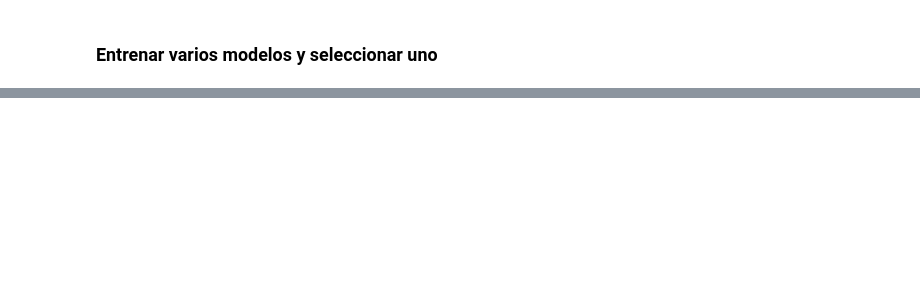
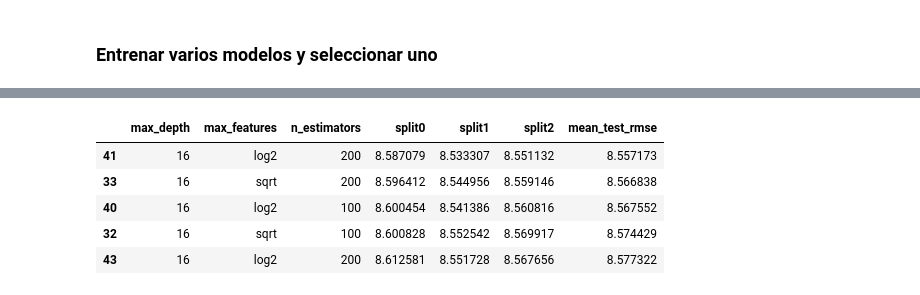
Before and after one commit to Mr-Maccoy/BigData, a Jupyter notebook: ProyectoResumido.ipynb, the cells around one changed output, grey strips where cells are left out. Saved outputs shown, nothing was run; the diff lists cells and outputs as text; code cells hidden in the pictures; blank space fills up the shorter version.

```diff
--- a/ProyectoResumido.ipynb
+++ b/ProyectoResumido.ipynb
@@ -472,0 +462,7 @@ fin = time.time()
+# %%
+import time
+
+inicio = time.time()
+grid_search.fit(X, y)
+fin = time.time()
+(fin - inicio) / 60  # Más de 3 minutos aproximadamente
@@ -472,0 +471,7 @@ fin = time.time()
+# %%
+# Resultados del grid en visualización más amigable
+
+cv_res = pd.DataFrame(grid_search.cv_results_)
+cv_res.sort_values(by="mean_test_score", ascending=False, inplace=True)
+
+cv_res[:5]
@@ -472,0 +485,32 @@ fin = time.time()
+# %%
+# Solo resultados del rendimiento
+
+cv_res = cv_res[[
+    "param_random_forest__max_depth",
+    "param_random_forest__max_features",
+    "param_random_forest__n_estimators",
+    "split0_test_score",
+    "split1_test_score",
+    "split2_test_score",
+    "mean_test_score"
+]]
+
+score_cols = ["split0", "split1", "split2", "mean_test_rmse"]
+
+cv_res.columns = [
+    "max_depth",
+    "max_features",
+    "n_estimators"
+] + score_cols
+
+
+cv_res[score_cols] = -cv_res[score_cols]
+
+cv_res.head()
+# %% [output]
+|  | max_depth | max_features | n_estimators | split0 | split1 | split2 | mean_test_rmse |
+| 41 | 16 | log2 | 200 | 8.587079 | 8.533307 | 8.551132 | 8.557173 |
+| 33 | 16 | sqrt | 200 | 8.596412 | 8.544956 | 8.559146 | 8.566838 |
+| 40 | 16 | log2 | 100 | 8.600454 | 8.541386 | 8.560816 | 8.567552 |
+| 32 | 16 | sqrt | 100 | 8.600828 | 8.552542 | 8.569917 | 8.574429 |
+| 43 | 16 | log2 | 200 | 8.612581 | 8.551728 | 8.567656 | 8.577322 |
```
Also changed, not shown: parts of 30 cells of this notebook, 1 other file.
